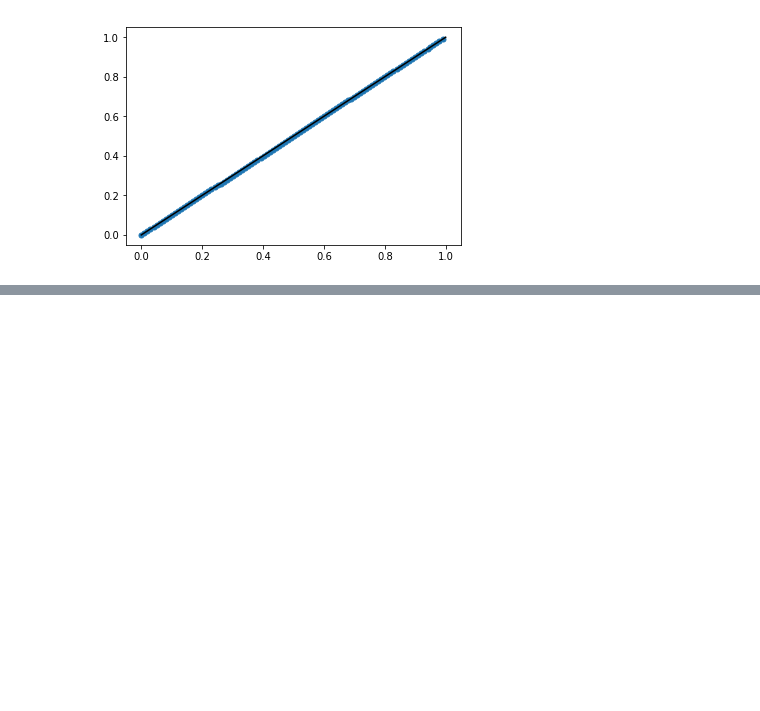
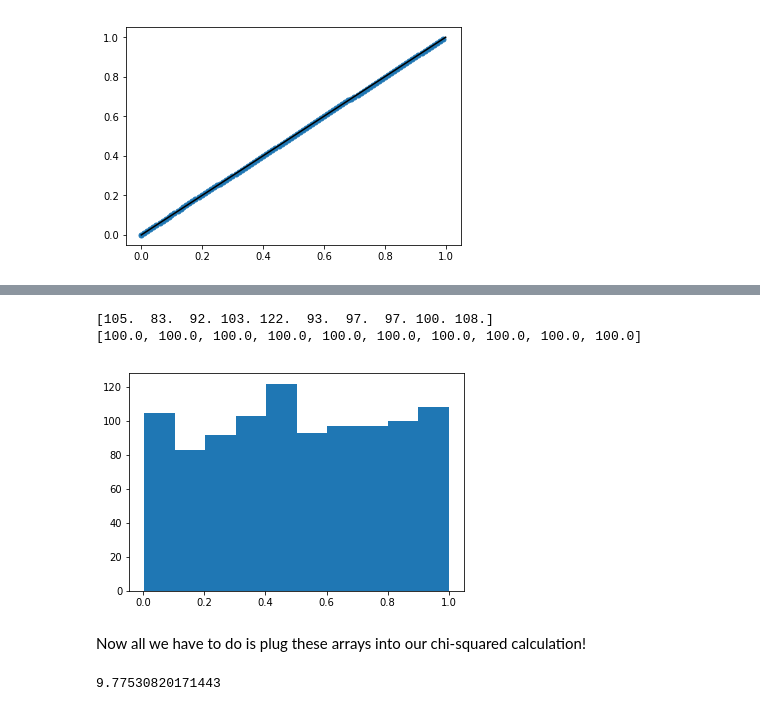
Before and after one commit to UChicagoPhysics/PHYS250, a Jupyter notebook: Examples/TestRNG.ipynb, the cells around one changed output, grey strips where cells are left out. Drawn from its saved outputs; the diff is of its cells as text; code cells hidden in the pictures; blank space fills up the shorter version.

```diff
--- a/Examples/TestRNG.ipynb
+++ b/Examples/TestRNG.ipynb
@@ -47,0 +107,27 @@ plt.show()
+# %%
+# Now, just as in lecture, populate a histogram that we will then test
+samples  = 1000                                         # Number of samples of the RNG
+num_bins = 10                                              # Number of bins in the histogram (effectively specifies the interval)
+data     = rng.random(samples)                             # Fill a numpy array with random numbers `samples` times
+bin_values, bin_edges, patches = plt.hist(data,num_bins)   # Fill the histogram, and save the values of each of the bins
+
+# Always good to check that you know what you're doing
+print(bin_values)                                          # Print out the values of the bins to cross-check the plot
+
+# Fill an array with the expectations for the bin values
+bin_expectations = [samples/num_bins] * num_bins           # This is a trick to initialize an array with a given length (num_bins)
+
+# Again, just to make sure we're on track, print everything out
+print(bin_expectations)
+# %% [output]
+[105.  83.  92. 103. 122.  93.  97.  97. 100. 108.]
+[100.0, 100.0, 100.0, 100.0, 100.0, 100.0, 100.0, 100.0, 100.0, 100.0]
+[figure, added]
+# %% [markdown]
+Now all we have to do is plug these arrays into our chi-squared calculation!
+# %%
+chisq = my_uniform_chisq(bin_values,bin_expectations)
+
+print(chisq)
+# %% [output]
+9.77530820171443
```
Also changed, not shown: parts of 17 cells of this notebook.
